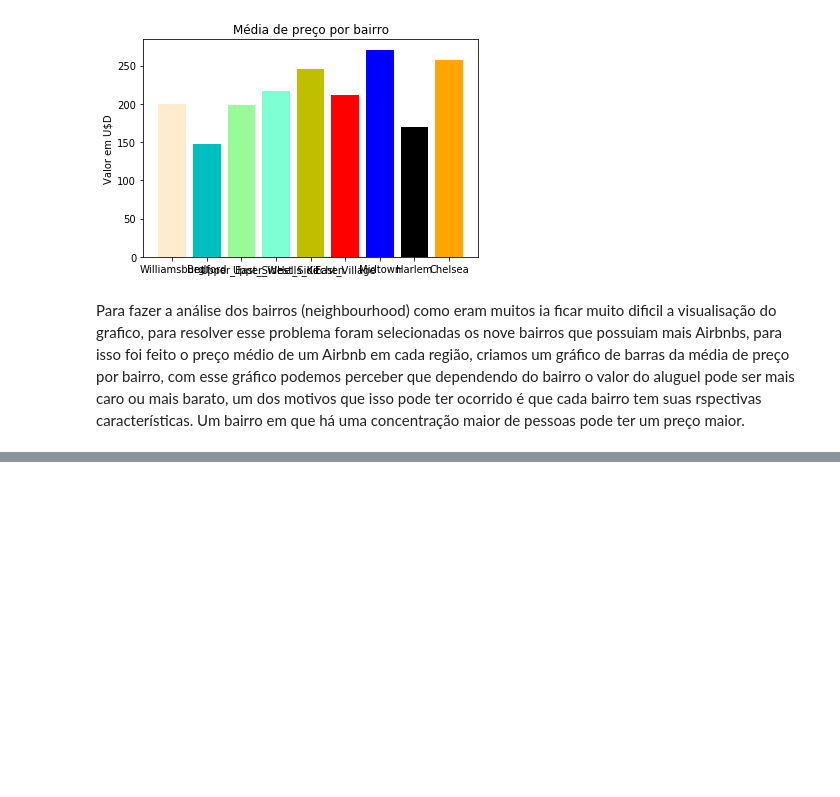
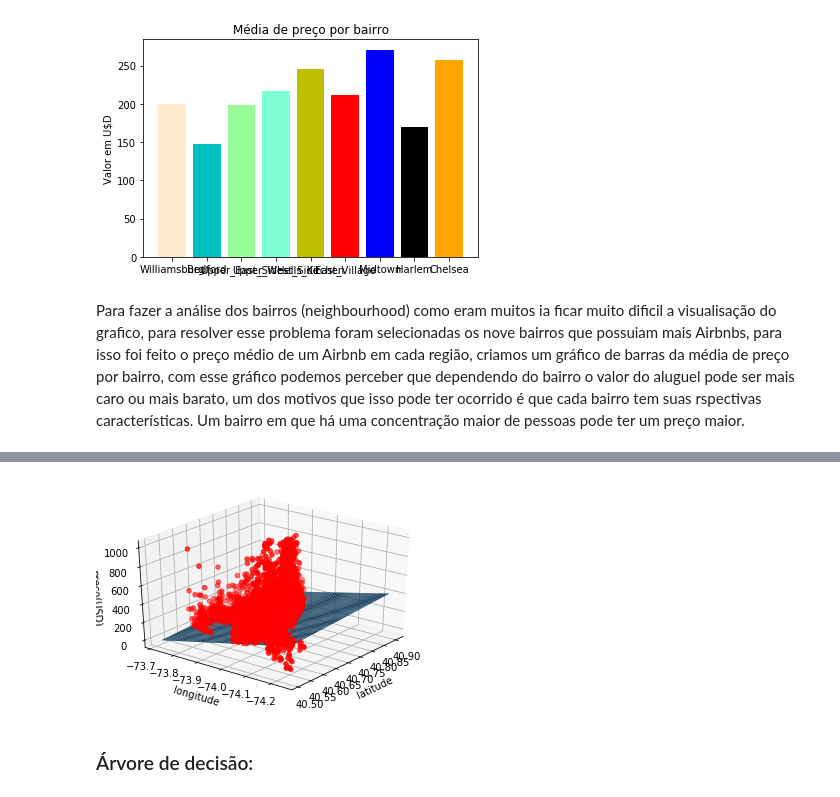
Before and after one commit to GabrielKabbani/P3-CD-AA-BK-GB-GK, a Jupyter notebook: P3 incial.ipynb, the cells around one changed output, grey strips where cells are left out. Saved outputs shown, nothing was run; the diff lists cells and outputs as text; code cells hidden in the pictures; blank space fills up the shorter version.

Commit message:
base do modelo preditivo

```diff
--- a/P3 incial.ipynb
+++ b/P3 incial.ipynb
@@ -583,0 +597,11 @@ Para fazer a análise dos bairros (neighbourhood) como eram muitos ia ficar muit
+# %%
+def regress(X,Y):
+    X_cp = sm.add_constant(X)
+    model = sm.OLS(Y,X_cp)
+    results = model.fit()
+    return results
+# %%
+y=dados['price']
+x=dados[['latitude','longitude']]
+regressao=regress(x,y)
+regressao.summary()
@@ -583,0 +631,24 @@ Para fazer a análise dos bairros (neighbourhood) como eram muitos ia ficar muit
+# %%
+c=regressao.params['const']
+lat=regressao.params['latitude']
+long=regressao.params['longitude']
+def f(latitude,longitude):
+    return c + lat*latitude + long*longitude
+npoints=100
+latitude= np.linspace(x['latitude'].min(), x['latitude'].max(), npoints)
+longitude= np.linspace(x['longitude'].min(), x['longitude'].max(), npoints)
+latitude_x , longitude_y = np.meshgrid(latitude,longitude)
+s = f(latitude_x,longitude_y)
+# %%
+import matplotlib.pyplot as plt
+fig=plt.figure()
+ax = fig.add_subplot(111, projection = '3d')
+ax.plot_surface(latitude_x,longitude_y,s)
+ax.scatter(x['latitude'],x['longitude'],y,c='r',marker='o')
+ax.view_init(30,-142)
+ax.set_xlabel('latitude')
+ax.set_ylabel('longitude')
+ax.set_zlabel('preço(USD)')
+plt.show()
+# %% [output]
+[figure, added]
@@ -583,0 +657,2 @@ Para fazer a análise dos bairros (neighbourhood) como eram muitos ia ficar muit
+# %% [markdown]
+### Árvore de decisão:
```
Also changed, not shown: parts of 18 cells of this notebook, 1 other file.
